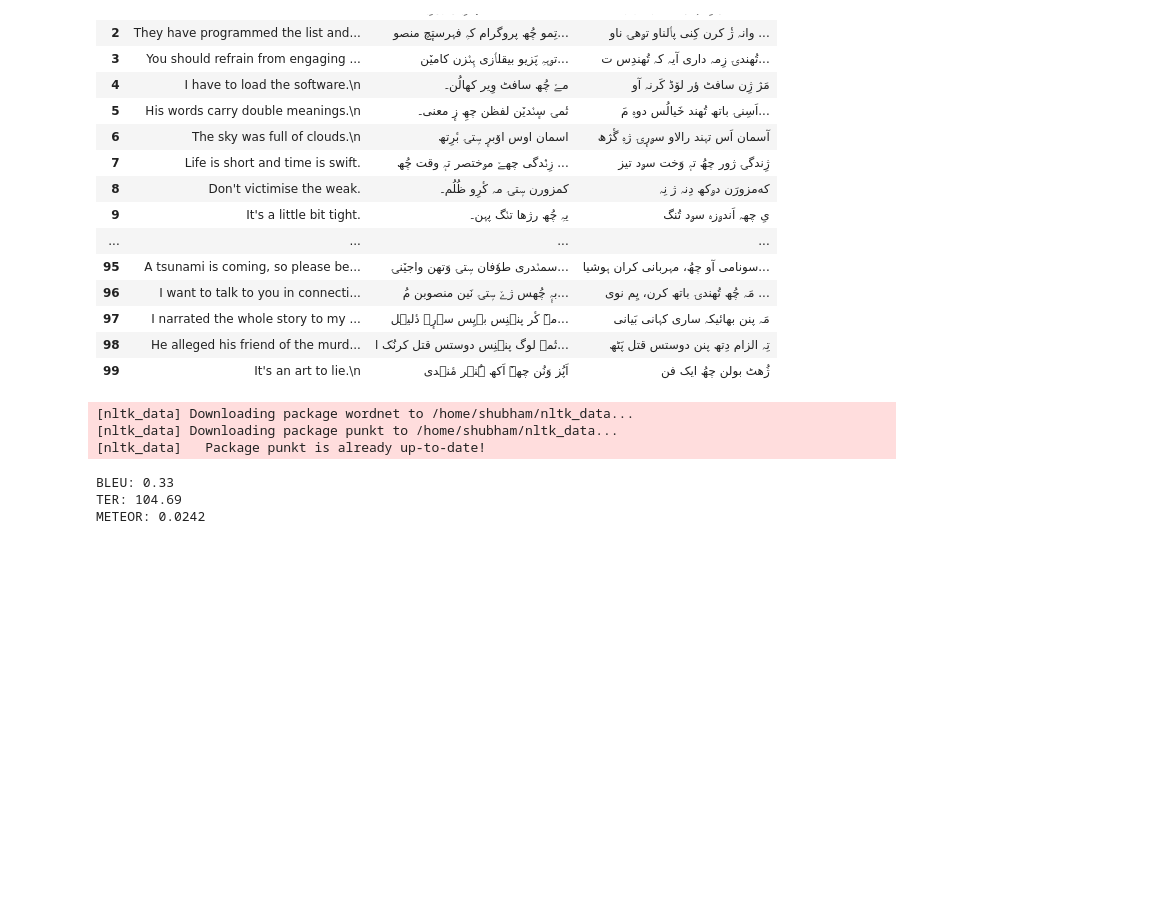
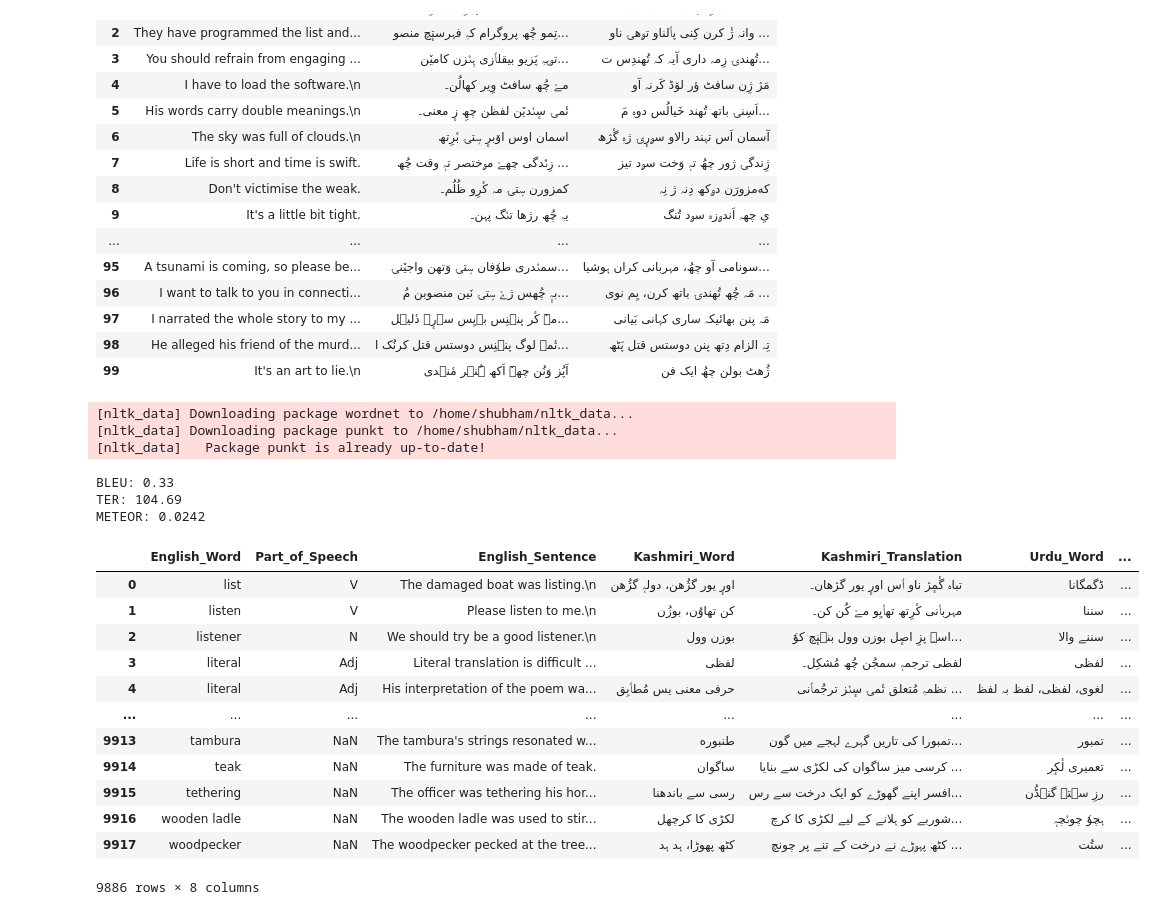
Before and after one commit to Tajamul21/Kashmiri_language_Translation, a Jupyter notebook: Untitled.ipynb, the cells around one changed output. Cells and saved outputs as stored; diff of their text form; code cells hidden in the pictures; blank space fills up the shorter version.

Commit message:
ready-dataset

```diff
--- a/Untitled.ipynb
+++ b/Untitled.ipynb
@@ -728,3 +728,51 @@ print(f"METEOR: {avg_meteor:.4f}")
 BLEU: 0.33
 TER: 104.69
 METEOR: 0.0242
+# %%
+import pandas as pd
+
+# List of all cleaned dataset files
+file_paths = [
+    "5000_Parallel_Corpora_Cleaned.xlsx",
+    "4000_new_cleaned.xlsx",
+    "500_new_cleaned.xlsx",
+    "Kash_Eng_150_Cleaned.xlsx",
+    "new_data_cleaned.xlsx"
+]
+
+# Load and combine datasets
+df_list = [pd.read_excel(file, dtype=str) for file in file_paths]
+df_combined = pd.concat(df_list, ignore_index=True)
+
+# Fill missing Kashmiri_Translation using Kashmiri_Sentence
+df_combined['Kashmiri_Translation'] = df_combined.apply(
+    lambda row: row['Kashmiri_Sentence'] if pd.isna(row['Kashmiri_Translation']) or str(row['Kashmiri_Translation']).strip() == '' else row['Kashmiri_Translation'],
+    axis=1
+)
+
+# Filter: Keep only rows where English_Sentence and Kashmiri_Translation are both non-empty
+df_filtered = df_combined[
+    df_combined['English_Sentence'].notna() & df_combined['English_Sentence'].str.strip().ne('') &
+    df_combined['Kashmiri_Translation'].notna() & df_combined['Kashmiri_Translation'].str.strip().ne('')
+]
+
+# Save the filtered dataset
+df_filtered.to_excel("Final_English_Kashmiri_Corpora.xlsx", index=False)
+# %%
+df_filtered.head(16000)
+# df_combined.info()
+# df_combined.shape
+# %% [output]
+|  | English_Word | Part_of_Speech | English_Sentence | Kashmiri_Word | Kashmiri_Translation | Urdu_Word | ... |
+| 0 | list | V | The damaged boat was listing.\n | اورٕ یور گژُھن، دولہٕ گژُھن | تباہ گٔمٕژ ناو ٲس اورٕ یور گژھان۔ | ڈگمگانا | ... |
+| 1 | listen | V | Please listen to me.\n | کن تھاوُن، بوزُن | مہربٲنی کٔرِتھ تھٲیِو مےٚ کُن کن۔ | سننا | ... |
+| 2 | listener | N | We should try be a good listener.\n | بوزن وول | اسہِ پزِ اصٕل بوزن وول بنٛنٕچ کوٗ... | سننے والا | ... |
+| 3 | literal | Adj | Literal translation is difficult ... | لفظی | لفظی ترجمہٕ سمجُن چُھ مُشکِل۔ | لفظی | ... |
+| 4 | literal | Adj | His interpretation of the poem wa... | حرفی معنی یس مُطٲبِق | نظمہِ مُتعلق تٔمۍ سٕنٛز ترجُمٲنی ... | لغوی، لفظی، لفظ بہ لفظ | ... |
+| ... | ... | ... | ... | ... | ... | ... | ... |
+| 9913 | tambura | NaN | The tambura's strings resonated w... | طنبوره | تمبورا کی تاریں گہرے لہجے میں گون... | تمبور | ... |
+| 9914 | teak | NaN | The furniture was made of teak. | ساگوان | کرسی میز ساگوان کی لکڑی سے بنایا ... | تعمیری لٔکٕر | ... |
+| 9915 | tethering | NaN | The officer was tethering his hor... | رسی سے باندھنا | افسر اپنے گھوڑے کو ایک درخت سے رس... | رزِ سۭتۍ گنٛڈُن | ... |
+| 9916 | wooden ladle | NaN | The wooden ladle was used to stir... | لکڑی کا کرچھل | شوربے کو ہلانے کے لیے لکڑی کا کرچ... | ہچوٗ چونٛچہٕ | ... |
+| 9917 | woodpecker | NaN | The woodpecker pecked at the tree... | کٹھ پھوڑا، ہد ہد | کٹھ پہۄڑے نے درخت کے تنے پر چونچ ... | ستُت | ... |
+9886 rows × 8 columns
```
Also changed, not shown: parts of 1 cell of this notebook, 1 other file.
